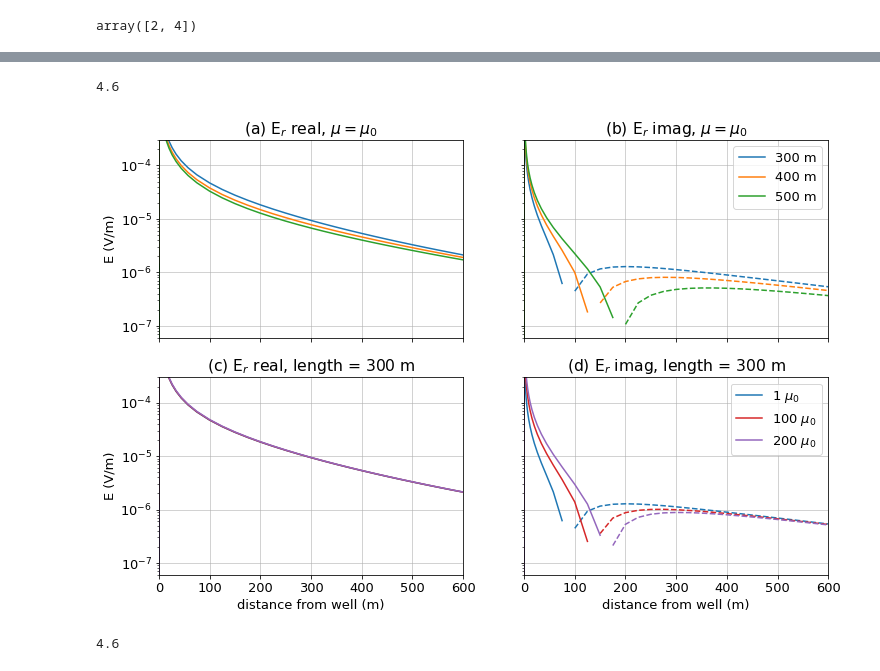
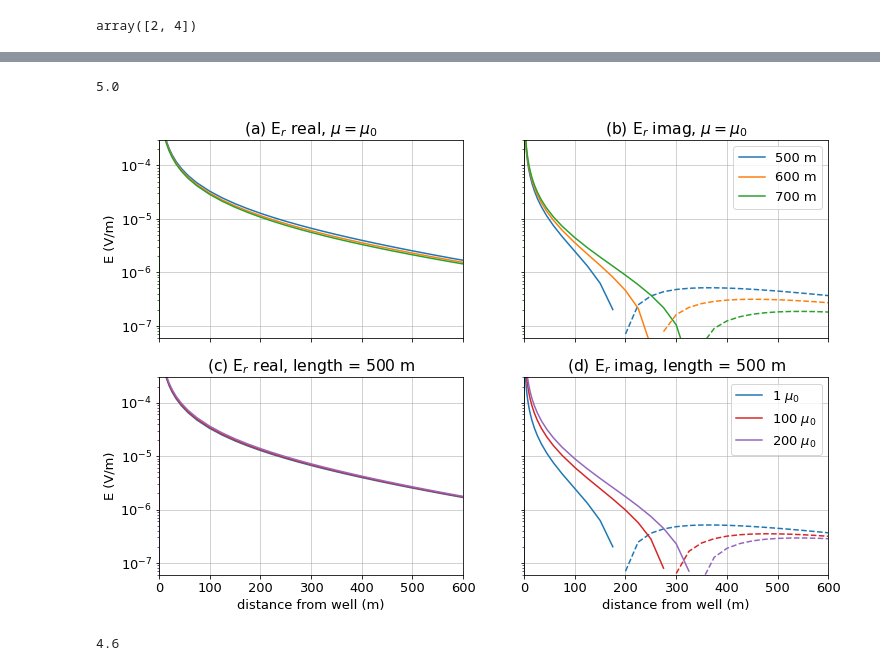
Before and after one commit to lheagy/casing-permeability, a Jupyter notebook: em_casing_permeability-fdem-length-Copy1.ipynb, the cells around one changed output, grey strips where cells are left out. Saved outputs shown, nothing was run; the diff lists cells and outputs as text; code cells hidden in the pictures.

Commit message:
update figures

```diff
--- a/em_casing_permeability-fdem-length-Copy1.ipynb
+++ b/em_casing_permeability-fdem-length-Copy1.ipynb
@@ -412,6 +425,6 @@ for k in dc_keys:
 # %%
 rcParams["font.size"] = 13
 # %%
-freq_inds_plot = np.r_[0, 3, 6, 9, 12, 15, 18]
+freq_inds_plot = np.r_[0, 1, 2, 3]
 frequencies[freq_inds_plot]
 # %% [output]
@@ -837,11 +852,12 @@ faces_perpendicular = np.where(
 fig, ax = plt.subplots(2, 2, figsize=(12, 8), sharex=True, sharey=True)
 
 sigma_plot = 1e-1
-mur_plot = [1, 100,  200]
-freq_ind_plot = 10
+mur_plot = [1, 100, 200]
+freq_ind_plot = 2
 print(frequencies[freq_ind_plot])
 
-casing_l_plot = casing_l[2:]
+length_compare = 500
+casing_l_plot = length_compare + np.r_[0, 100, 200]
 
 # for j, mur in enumerate(mur_plot):
 j = 0
@@ -857,8 +873,7 @@ for i, key in enumerate([f"casing_1_{l:1.0f}" for l in casing_l_plot]):
 
     ax[j, 0].set_title(f"{key.split('_')[1]} $\mu_0$")
 
-ind_l = 2
-length_compare = casing_l[ind_l]
+
 j = 1
 for i, key in enumerate([f"casing_{mur}_{length_compare:1.0f}" for mur in mur_plot]):
 
@@ -867,7 +882,7 @@ for i, key in enumerate([f"casing_{mur}_{length_compare:1.0f}" for mur in mur_pl
 
     label = f"{key.split('_')[1]} $\mu_0$"
 
-    color_i = ind_l-2 if i == 0 else i + len(casing_l_plot)-1
+    color_i = 0 if i == 0 else i + len(casing_l_plot)-1
     plot_pos_neg_log(mesh.nodes_x[1:], total.real, ax[j, 0], plot_type="semilogy", color=f"C{color_i}", label=label)
     plot_pos_neg_log(mesh.nodes_x[1:], total.imag, ax[j, 1], plot_type="semilogy", color=f"C{color_i}", label=label)
 
@@ -875,39 +890,39 @@ for i, key in enumerate([f"casing_{mur}_{length_compare:1.0f}" for mur in mur_pl
 
 
 
 ax[0, 0].set_xlim([0, 600])
 ax[0, 0].set_ylim([6e-8, 3e-4])
 # for a in ax[0, :]:
 #     a.set_ylim([2e-11, 6e-9])
 
 ax[0, 0].set_ylabel("E (V/m)")
 ax[1, 0].set_ylabel("E (V/m)")
 
 
 for a in ax.flatten():
     a.grid(alpha=0.7)
 
 ax[0, 1].legend()
 ax[1, 1].legend()
 
 
 ax[0, 0].set_title("(a) E$_r$ real, $\mu = \mu_0$")
 ax[0, 1].set_title("(b) E$_r$ imag, $\mu = \mu_0$")
 
-ax[1, 0].set_title(f"(c) E$_r$ real, length = ${casing_l[ind_l]:1.0f}$ m")
-ax[1, 1].set_title(f"(d) E$_r$ imag, length = ${casing_l[ind_l]:1.0f}$ m")
+ax[1, 0].set_title(f"(c) E$_r$ real, length = ${length_compare:1.0f}$ m")
+ax[1, 1].set_title(f"(d) E$_r$ imag, length = ${length_compare:1.0f}$ m")
 
 ax[1, 0].set_xlabel("distance from well (m)")
 ax[1, 1].set_xlabel("distance from well (m)")
 
 # ax[0, 0].set_xlim([60, 225])
 
 if save_figures:
-    fig.savefig(f"{fig_dir_high}/motivation-casing-integrity", dpi=dpi_high, bbox_inches="tight")
-    fig.savefig(f"{fig_dir_low}/motivation-casing-integrity", dpi=dpi_low, bbox_inches="tight")
+    fig.savefig(f"{fig_dir_high}/motivation-casing-integrity-500", dpi=dpi_high, bbox_inches="tight")
+    fig.savefig(f"{fig_dir_low}/motivation-casing-integrity-500", dpi=dpi_low, bbox_inches="tight")
 # %% [output]
-4.6
+5.0
-[figure, old version]
+[figure, new version]
 # %%
 fig, ax = plt.subplots(2, 2, figsize=(12, 8), sharex=True)
 
```
Also changed, not shown: parts of 6 cells of this notebook, 9 other files.
